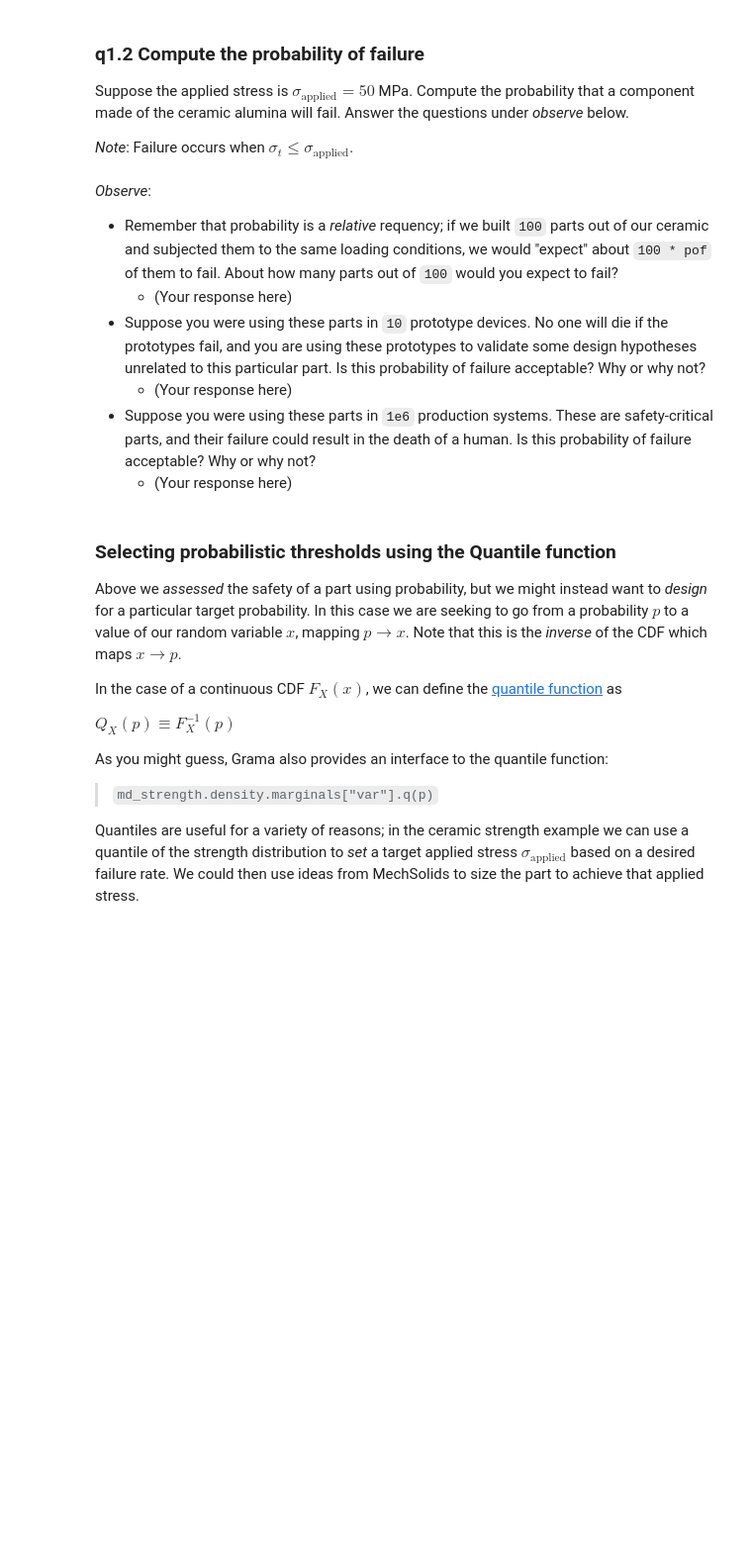
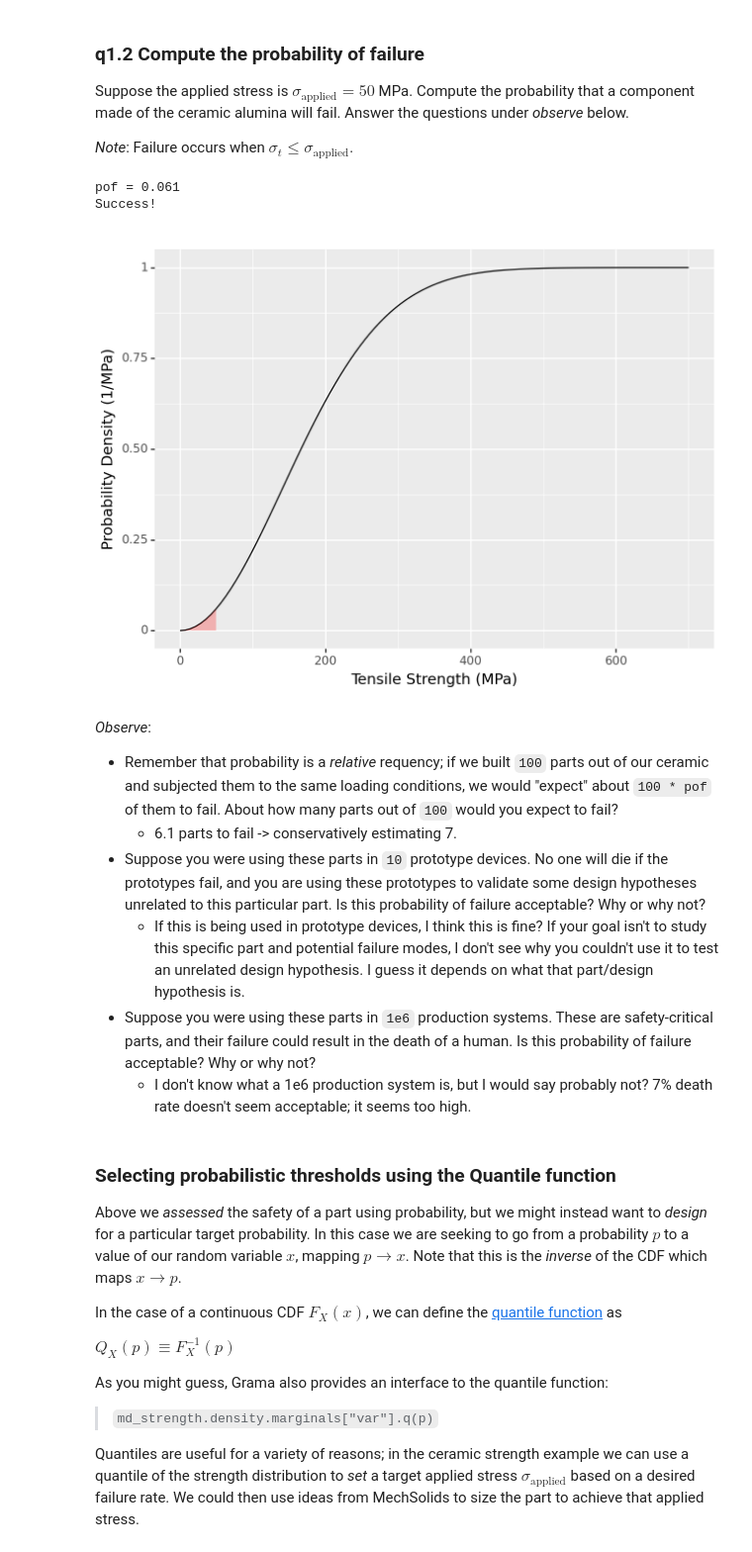
Before and after one commit to amineeva/PDO, a Jupyter notebook: assignments/nb4-pr-univariate-assignment.ipynb, the cells around one changed output. Shown at 99% size. Drawn from its saved outputs; the diff is of its cells as text; code cells hidden in the pictures; blank space fills up the shorter version.

```diff
--- a/assignments/nb4-pr-univariate-assignment.ipynb
+++ b/assignments/nb4-pr-univariate-assignment.ipynb
@@ -235,25 +269,63 @@ Suppose the applied stress is $\sigma_{\text{applied}} = 50$ MPa. Compute the pr
 # %%
 ###
 # TASK: Compute the probability that sigma_t <= sigma_applied
 #       using md_strength
 ###
 
-# pof = ???
+## NOTE: No need to edit; this illustrates the PDF of the ceramic strength
+# Code copied from example above, l_strength[i] changed .d(x) to .p(x)
+n_strength = 100
+x_strength = np.linspace(0, 700, num=n_strength)
+l_strength = np.zeros(n_strength)
+for i, x in enumerate(x_strength):
+    # Call the PDF with Grama
+    l_strength[i] = md_strength.density.marginals["sigma_t"].p(x)
+# Package the results
+df_strength = pd.DataFrame(dict(
+    x=x_strength,
+    l=l_strength
+))
+
+# Visualize
+plot = (
+    df_strength
+    >> gr.ggplot(gr.aes("x", "l"))
+    + gr.geom_line()
+    + gr.geom_ribbon(
+        data=df_strength
+        >> gr.tf_filter(DF.x < 50),
+        mapping=gr.aes(ymin=0, ymax="l"),
+        fill="red", alpha=1/4
+    )
+    + gr.labs(
+        x="Tensile Strength (MPa)",
+        y="Probability Density (1/MPa)",
+    )
+)
+
+
+pof = pof = md_strength.density.marginals["sigma_t"].p(50)
 
 
 ## NOTE: No need to edit, this checks your answer
 print("pof = {0:4.3f}".format(pof))
 assert(abs(md_strength.density.marginals["sigma_t"].q(pof) - 50) < 1e-6)
 print("Success!")
+
+print(plot)
+# %% [output]
+pof = 0.061
+Success!
+[figure, added]
 # %% [markdown]
 *Observe*:
 
 - Remember that probability is a *relative* requency; if we built `100` parts out of our ceramic and subjected them to the same loading conditions, we would "expect" about `100 * pof` of them to fail. About how many parts out of `100` would you expect to fail?
-  - (Your response here)
+  - 6.1 parts to fail -> conservatively estimating 7.
 - Suppose you were using these parts in `10` prototype devices. No one will die if the prototypes fail, and you are using these prototypes to validate some design hypotheses unrelated to this particular part. Is this probability of failure acceptable? Why or why not?
-  - (Your response here)
+  - If this is being used in prototype devices, I think this is fine? If your goal isn't to study this specific part and potential failure modes, I don't see why you couldn't use it to test an unrelated design hypothesis. I guess it depends on what that part/design hypothesis is.
 - Suppose you were using these parts in `1e6` production systems. These are safety-critical parts, and their failure could result in the death of a human. Is this probability of failure acceptable? Why or why not?
-  - (Your response here)
+  - I don't know what a 1e6 production system is, but I would say probably not? 7% death rate doesn't seem acceptable; it seems too high.
 # %% [markdown]
 ### Selecting probabilistic thresholds using the Quantile function
 
```
Also changed, not shown: parts of 7 cells of this notebook.
